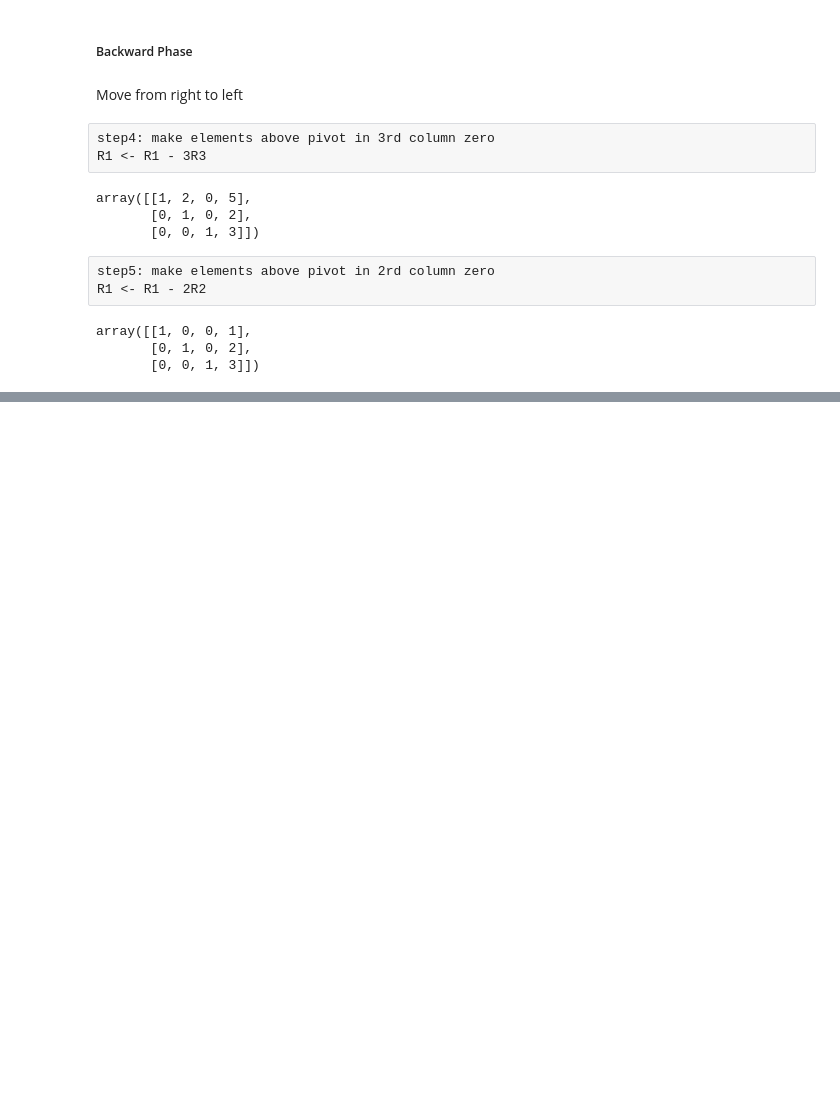
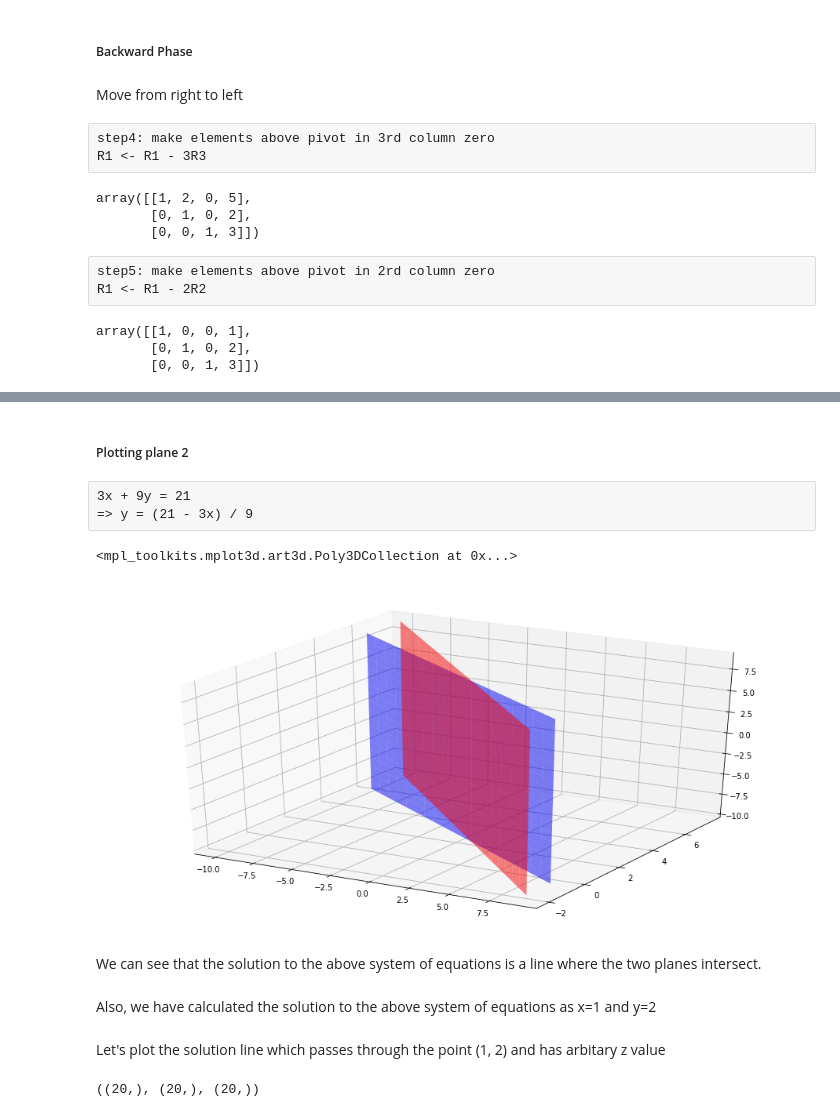
Before and after one commit to wingedrasengan927/linear-algebra, a Jupyter notebook: system_of_equations.ipynb, the cells around one changed output, grey strips where cells are left out. Drawn from its saved outputs; the diff is of its cells as text; code cells hidden in the pictures; blank space fills up the shorter version.

```diff
--- a/system_of_equations.ipynb
+++ b/system_of_equations.ipynb
@@ -148,0 +193,27 @@ z = 3
+# %%
+xx, zz = np.meshgrid(range(-10, 10), range(-10, 10))
+# %%
+yy = (5 - xx) / 2
+# %% [markdown]
+##### Plotting plane 2
+# %% [raw]
+3x + 9y = 21
+=> y = (21 - 3x) / 9
+# %%
+xx1, zz1 = np.meshgrid(range(-10, 10), range(-10, 10))
+# %%
+yy1 = (21 - 3*xx1) / 9
+# %%
+fig = plt.figure(figsize=(16, 8))
+ax = fig.add_subplot(111,projection='3d')
+ax.plot_surface(xx, yy, zz, alpha=0.5, color="red")
+ax.plot_surface(xx1, yy1, zz1, alpha=0.5, color="blue")
+# %% [output]
+<mpl_toolkits.mplot3d.art3d.Poly3DCollection at 0x...>
+[figure, added]
+# %% [markdown]
+We can see that the solution to the above system of equations is a line where the two planes intersect.
+# %% [markdown]
+Also, we have calculated the solution to the above system of equations as x=1 and y=2
+# %% [markdown]
+Let's plot the solution line which passes through the point (1, 2) and has arbitary z value
@@ -148,0 +224,4 @@ z = 3
+# %%
+xline.shape, yline.shape, zline.shape
+# %% [output]
+((20,), (20,), (20,))
```
Also changed, not shown: parts of 41 cells of this notebook.
